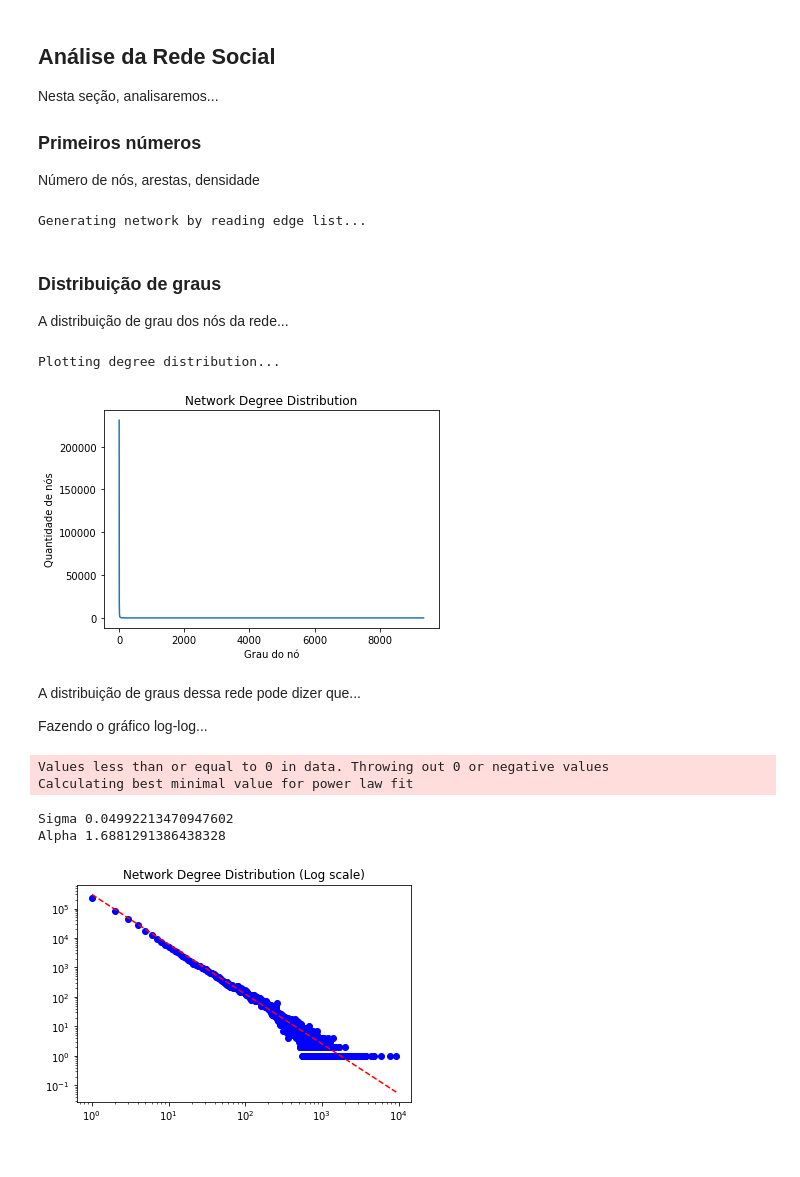
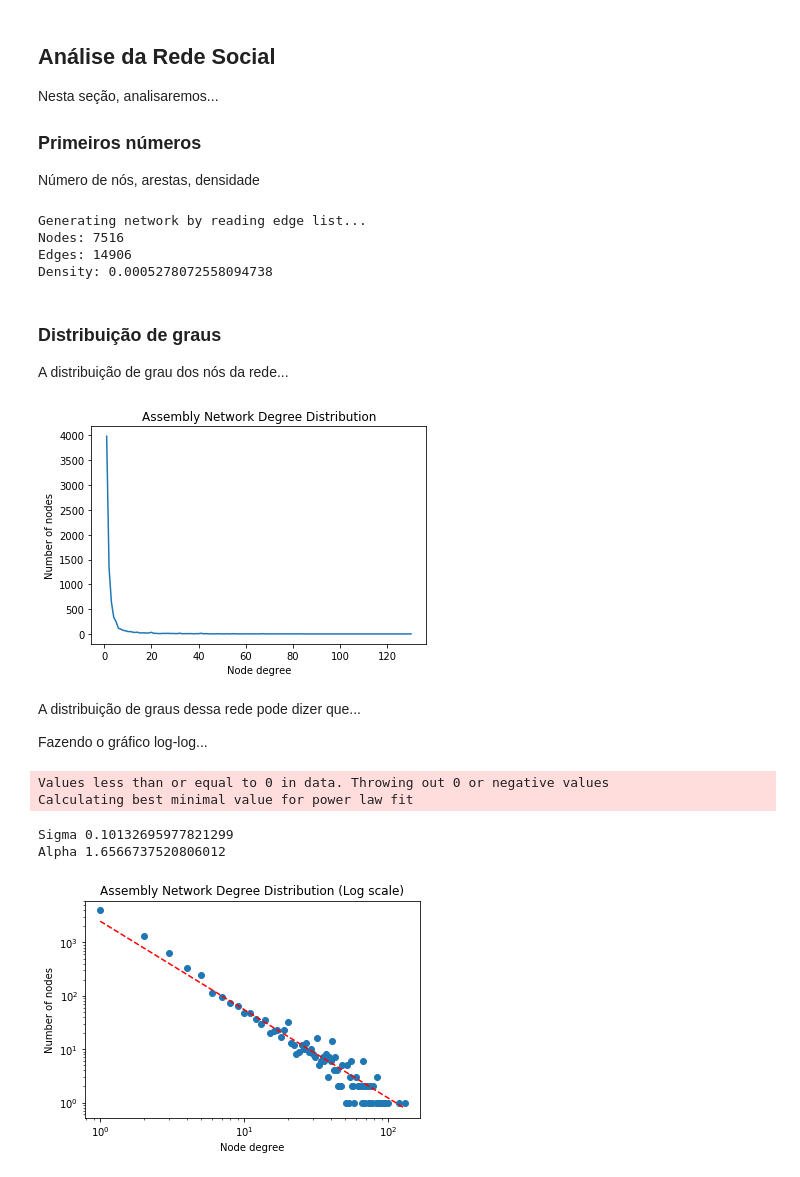
Before and after one commit to opgabriel/IntroDataScience-GitHub, a Jupyter notebook: [ICD] Projeto Final - Gabriel Oliveira.ipynb, the cells around one changed output. Saved outputs shown, nothing was run; the diff lists cells and outputs as text; code cells hidden in the pictures.

```diff
--- a/[ICD] Projeto Final - Gabriel Oliveira.ipynb
+++ b/[ICD] Projeto Final - Gabriel Oliveira.ipynb
@@ -40,41 +40,43 @@ def network_statistics(G):
 # %%
 # Lê lista de arestas e gera o grafo
 print("Generating network by reading edge list...")
-G = nx.read_edgelist('data/PY_topological_network.csv', delimiter=',')
+G = nx.read_edgelist('data/AS_topological_network.csv', delimiter=',')
 
 # Primeiras estatísticas
 network_statistics(G)
 # %% [output]
 Generating network by reading edge list...
+Nodes: 7516
+Edges: 14906
+Density: 0.0005278072558094738
 # %% [markdown]
 ### Distribuição de graus
 
 A distribuição de grau dos nós da rede...
 # %%
-# Gera distribuição de graus do grafo
-print("Plotting degree distribution...")
+#
 degs = {}
 for n in G.nodes():
-	deg = G.degree(n)
-	if deg not in degs:
-		degs[deg] = 0
-	degs[deg] += 1
+    deg = G.degree(n)
+    if deg not in degs:
+        degs[deg] = 0
+    degs[deg] += 1
 
+# Gera distribuição de graus do grafo
 items = sorted(degs.items())
 X = np.array([k for (k, v) in items])
 Y = np.array([v for (k, v) in items])
 fig = plt.figure()
 ax = fig.add_subplot(111)
 ax.plot(X, Y)
-ax.set_xlabel('Grau do nó')
-ax.set_ylabel('Quantidade de nós')
+ax.set_xlabel('Node degree')
+ax.set_ylabel('Number of nodes')
 
 # Plota gráfico normal
-plt.title("Network Degree Distribution")
-fig.savefig("plots/degree_distribution.png")
+plt.title("Assembly Network Degree Distribution")
+fig.savefig("plots/AS_degree_distribution.png")
 # %% [output]
-Plotting degree distribution...
-[figure, old version]
+[figure, new version]
 # %% [markdown]
 A distribuição de graus dessa rede pode dizer que...
 
@@ -82,38 +84,47 @@ Fazendo o gráfico log-log...
 # %%
 # Descobre coeficiente alpha da distribuição power-law -> p(k) = Ck^(-alpha)
 max_degree = max(degs.keys(), key=int)
 num_nodes = [] # Lista com o numero
 
 for i in range(1, max_degree + 1):
     num_nodes.append(degs.get(i, 0))
 
 np.seterr(divide='ignore', invalid='ignore') # para não dar erro de divisão
 fit = powerlaw.Fit(num_nodes, discrete=True)
 sigma = fit.power_law.sigma
 alpha = fit.power_law.alpha
 
 fig = plt.figure()
 ax = fig.add_subplot(111)
 
 ax.set_xscale('log')
 ax.set_yscale('log')
 
-pl = lambda x: 300000*(x**(-alpha))
-ax.plot(X, Y, 'bo')
+ax.set_xlabel('Node degree')
+ax.set_ylabel('Number of nodes')
+
+#pl = lambda x: 300000*(x**(-alpha)) # JavaScript
+#pl = lambda x: 300000*(x**(-alpha)) # Python
+#pl = lambda x: 16000*(x**(-alpha)) # Perl
+pl = lambda x: 2500*(x**(-alpha)) # Assembly
+#pl = lambda x: 1800*(x**(-alpha)) # Pascal
+#pl = lambda x: 1000*(x**(-alpha)) # Visual Basic
+
+ax.plot(X, Y, 'o')
 ax.plot(X, pl(X), 'r--')
 
 print("Sigma", sigma)
 print("Alpha", alpha)
 
 # Plota grafico log-log
-plt.title("Network Degree Distribution (Log scale)")
-fig.savefig("plots/degree_distribution_loglog.png")
+plt.title("Assembly Network Degree Distribution (Log scale)")
+fig.savefig("plots/AS_degree_distribution_loglog.png")
 # %% [output]
 Values less than or equal to 0 in data. Throwing out 0 or negative values
 Calculating best minimal value for power law fit
-Sigma 0.04992213470947602
-Alpha 1.6881291386438328
+Sigma 0.10132695977821299
+Alpha 1.6566737520806012
-[figure, old version]
+[figure, new version]
 # %% [markdown]
 A rede é uma powerlaw blablabla...
 
```
Also changed, not shown: parts of 3 cells of this notebook.
